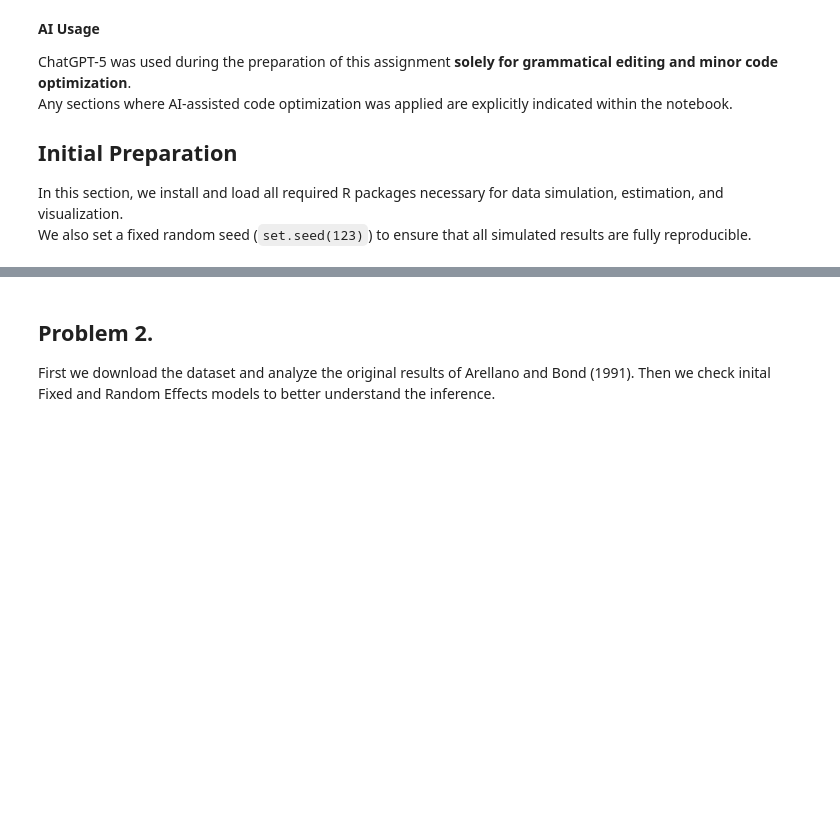
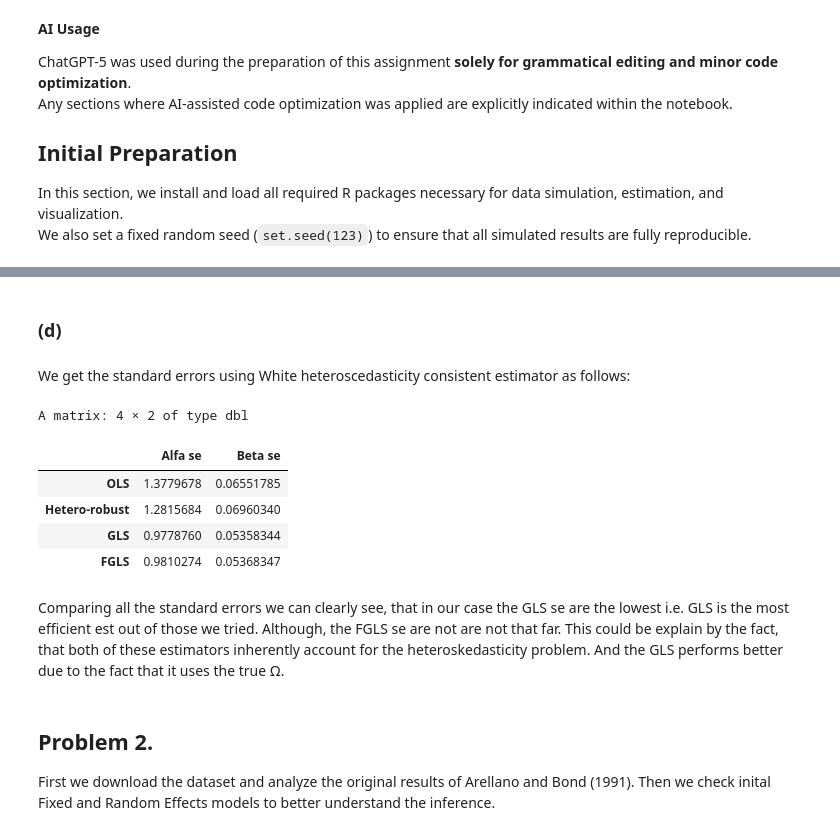
Before and after one commit to 52804407/Advanced_Econometrics_Pasz_Dohnal_Tom-, a Jupyter notebook: AE_HW3_Group27_Pasz_Dohnal_Gabriel.ipynb, the cells around one changed output, grey strips where cells are left out. Cells and saved outputs as stored; diff of their text form; code cells hidden in the pictures; blank space fills up the shorter version.

Commit message:
HW3 Problem 1 (Vojta) push (P.S. sprovozni ten git bratre :D)

```diff
--- a/AE_HW3_Group27_Pasz_Dohnal_Gabriel.ipynb
+++ b/AE_HW3_Group27_Pasz_Dohnal_Gabriel.ipynb
@@ -37,0 +151,6 @@ set.seed(123)
+# %%
+ehatsq <- resid(ols)^2
+sighatsq <- lm(log(ehatsq) ~ log(x), data = data)
+w <- exp(fitted(sighatsq))
+fgls <- lm(y ~ x, weights = 1 / w, data = data)
+summary(fgls)
@@ -38,3 +175,29 @@ set.seed(123)
+# %% [markdown]
+### (d)
+# %% [markdown]
+We get the standard errors using White heteroscedasticity consistent estimator as follows:
+# %%
+cov <- vcovHC(ols, type = 'HC2')
+olsHC <- coeftest(ols, vcov. = cov)
+# %%
+errors <- matrix(ncol = 2, nrow = 4)
+rownames(errors) <- c('OLS','Hetero-robust', 'GLS', 'FGLS')
+colnames(errors) <- c('Alfa se', 'Beta se')
+
+errors[1, ] <- summary(ols)$coefficients[, 2]
+errors[2, ] <- olsHC[, "Std. Error"]
+errors[3, ] <- summary(gls)$coefficients[, 2]
+errors[4, ] <- summary(fgls)$coefficients[, 2]
+errors
+# %% [output]
+A matrix: 4 × 2 of type dbl
+|  | Alfa se | Beta se |
+| OLS | 1.3779678 | 0.06551785 |
+| Hetero-robust | 1.2815684 | 0.06960340 |
+| GLS | 0.9778760 | 0.05358344 |
+| FGLS | 0.9810274 | 0.05368347 |
+# %% [markdown]
+Comparing all the standard errors we can clearly see, that in our case the GLS se are the lowest i.e. GLS is the most efficient est out of those we tried. Although, the FGLS se are not are not that far. This could be explain by the fact, that both of these estimators inherently account for the heteroskedasticity problem. And the GLS performs better due to the fact that it uses the true Ω.
 # %% [markdown]
 ## Problem 2.
 
```
Also changed, not shown: parts of 16 cells of this notebook, 1 other file.
